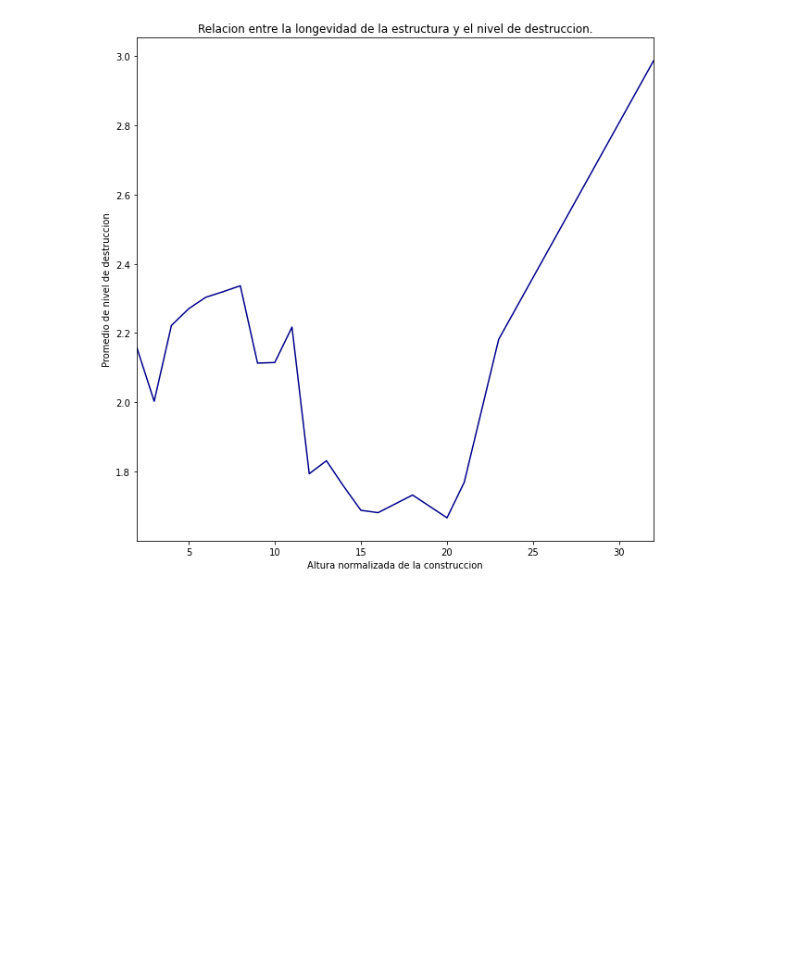
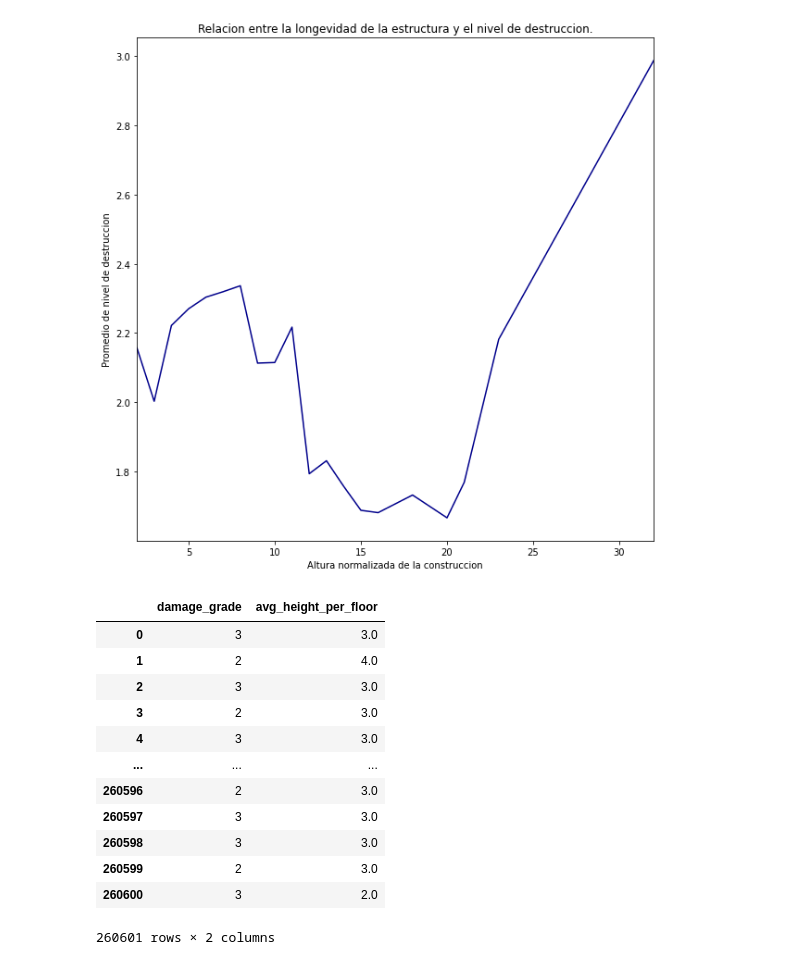
Before and after one commit to joaquinfontela/OrganizacionDeDatos-TP1, a Jupyter notebook: src/Continuous.ipynb, the cells around one changed output. Cells and saved outputs as stored; diff of their text form; code cells hidden in the pictures; blank space fills up the shorter version.

```diff
--- a/src/Continuous.ipynb
+++ b/src/Continuous.ipynb
@@ -102,3 +102,23 @@ avg_dmg_per_height["avg_damage_grade_for_height"].plot(figsize = (10,10),\
 # %% [output]
 <AxesSubplot:title={'center':'Relacion entre la longevidad de la estructura y el nivel de destruccion.'}, xlabel='Altura normalizada de la construccion', ylabel='Promedio de nivel de destruccion'>
 [figure]
+# %%
+height_floor_damage = labels.merge(values[["building_id", "count_floors_pre_eq", "height_percentage"]], left_on = "building_id", right_on= "building_id")
+height_floor_damage["avg_height_per_floor"] = height_floor_damage["height_percentage"]/height_floor_damage["count_floors_pre_eq"]
+height_floor_damage["avg_height_per_floor"] = height_floor_damage["avg_height_per_floor"].apply(np.ceil)
+height_floor_damage = height_floor_damage[["damage_grade", "avg_height_per_floor"]]
+height_floor_damage
+# %% [output]
+|  | damage_grade | avg_height_per_floor |
+| 0 | 3 | 3.0 |
+| 1 | 2 | 4.0 |
+| 2 | 3 | 3.0 |
+| 3 | 2 | 3.0 |
+| 4 | 3 | 3.0 |
+| ... | ... | ... |
+| 260596 | 2 | 3.0 |
+| 260597 | 3 | 3.0 |
+| 260598 | 3 | 3.0 |
+| 260599 | 2 | 3.0 |
+| 260600 | 3 | 2.0 |
+260601 rows × 2 columns
```
Also changed, not shown: parts of 2 cells of this notebook.
